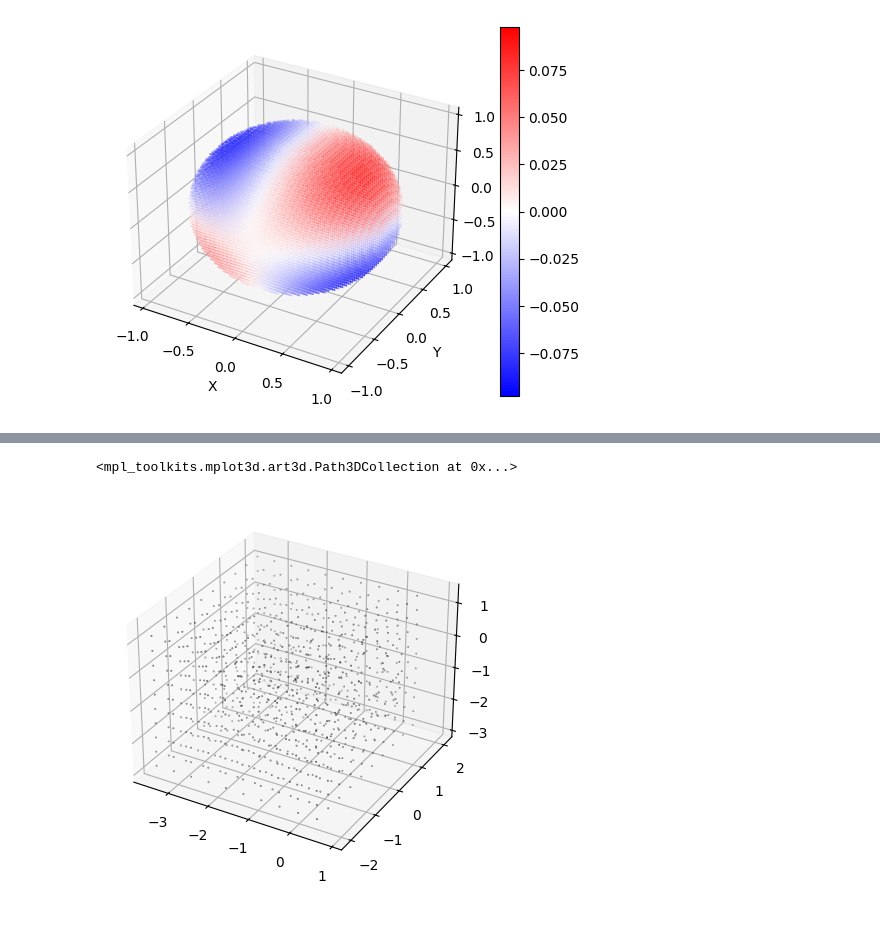
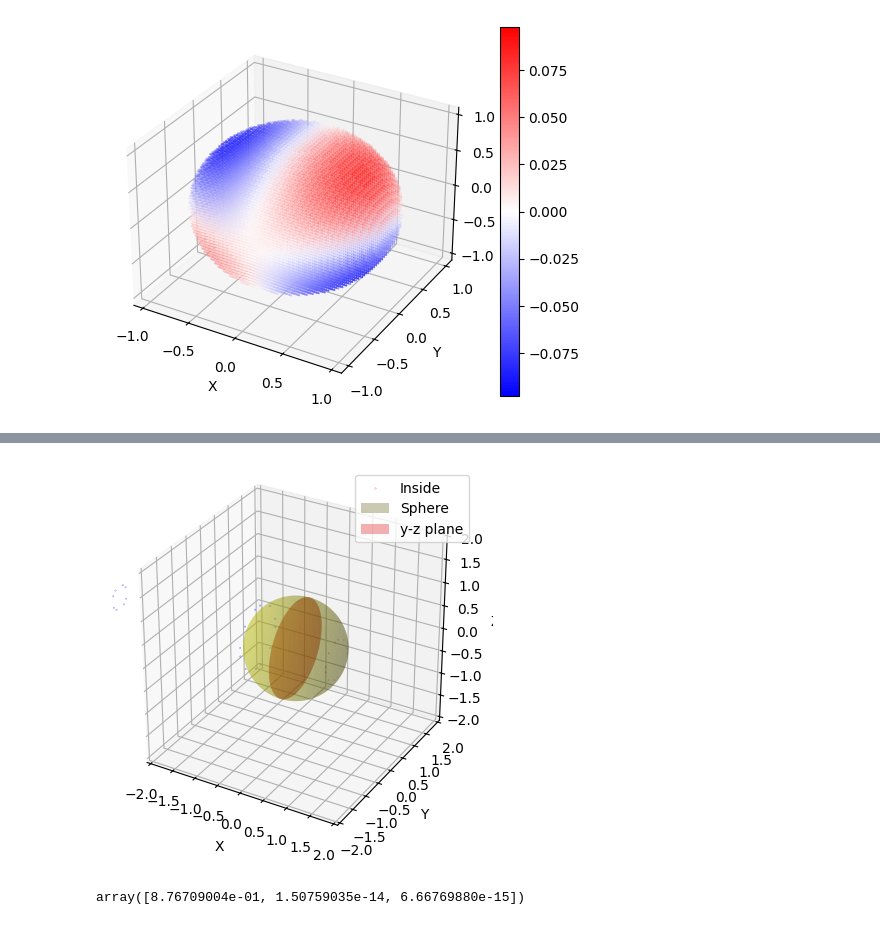
Before and after one commit to zhizhiL/merging_3D, a Jupyter notebook: integrate_path_3d.ipynb, the cells around one changed output, grey strips where cells are left out. Saved outputs shown, nothing was run; the diff lists cells and outputs as text; code cells hidden in the pictures.

```diff
--- a/integrate_path_3d.ipynb
+++ b/integrate_path_3d.ipynb
@@ -232,8 +124,60 @@ out = adv3D.advect_bubbles(Bubbles_to_adv, 0, 15, plot_path=True, this_ax=ax, co
-# %%
-fig = plt.figure()
-ax = fig.add_subplot(projection='3d')
-
-ax.scatter(out[:, 0], out[:, 1], out[:, 2], s=0.1, c='k', marker='o')
-# %% [output]
-<mpl_toolkits.mplot3d.art3d.Path3DCollection at 0x...>
-[figure, removed]
+# %%
+# fig = plt.figure()
+# ax = fig.add_subplot(projection='3d')
+
+# ax.scatter(out[:, 0], out[:, 1], out[:, 2], s=0.1, c='k', marker='o')
+
+# Plot grid lines
+
+# Create data for a sphere
+u = np.linspace(0, 2 * np.pi, 100)
+v = np.linspace(0, np.pi, 100)
+x = np.outer(np.cos(u), np.sin(v))
+y = np.outer(np.sin(u), np.sin(v))
+z = np.outer(np.ones(np.size(u)), np.cos(v))
+
+
+
+for time in [1499]:
+
+    inside = np.sqrt(out[:, 0, time]**2 + out[:, 1, time]**2 + out[:, 2, time]**2) <= R0
+    outside = np.sqrt(out[:, 0, time]**2 + out[:, 1, time]**2 + out[:, 2, time]**2) > R0
+
+    # inside_particles = out[inside, :, time]
+    # check = np.sqrt(out[inside, 0, time]**2 + out[inside, 1, time]**2 + out[inside, 2, time]**2)
+    # avg_loc = np.mean(inside_particles, axis=0)[:3]
+
+    fig = plt.figure()
+    ax = fig.add_subplot(111, projection='3d')
+
+    ax.scatter(out[inside, 0, time], out[inside, 1, time], out[inside, 2, time], s=0.1, c='r', marker='.', label='Inside')
+    ax.scatter(out[outside, 0, time], out[outside, 1, time], out[outside, 2, time], s=0.1, c='b', marker='.')
+
+    ax.plot_surface(x, y, z, color='y', alpha=0.3, label='Sphere')
+    # Plot the y-z plane
+    x_plane = np.zeros_like(y)  # Constant x values
+    ax.plot_surface(x_plane, y, z, color='r', alpha=0.3, label='y-z plane')
+
+
+    # ax.text(-4, 0, 2, 'aggregation at \n ({:.2f}, {:.2f}, {:.2f})'.format(avg_loc[0], avg_loc[1], avg_loc[2]))
+    ax.legend()
+    ax.set_xlim(-2, 2)
+    ax.set_ylim(-2, 2)
+    ax.set_zlim(-2, 2)
+    ax.set_xlabel('X')
+    ax.set_ylabel('Y')
+    ax.set_zlabel('Z')
+    ax.set_box_aspect([3,3,3])
+    # plt.savefig('3Daggregation_{}.png'.format(time), dpi=300)
+    plt.show()
+    # plt.close()
+# %% [output]
+[figure, added]
+# %%
+time = -1
+inside_particles = out[inside, :, time]
+check = np.sqrt(out[inside, 0, time]**2 + out[inside, 1, time]**2 + out[inside, 2, time]**2)
+avg_loc = np.mean(inside_particles, axis=0)[:3]
+avg_loc
+# %% [output]
+array([8.76709004e-01, 1.50759035e-14, 6.66769880e-15])
```
Also changed, not shown: parts of 6 cells of this notebook, 12 other files.
